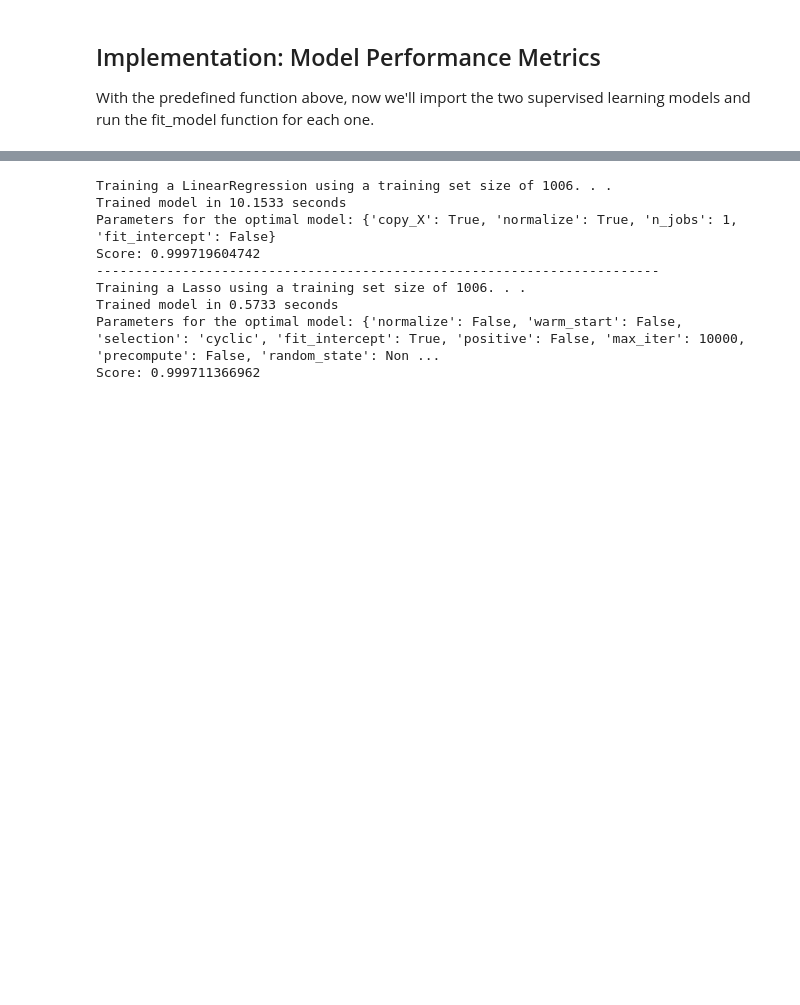
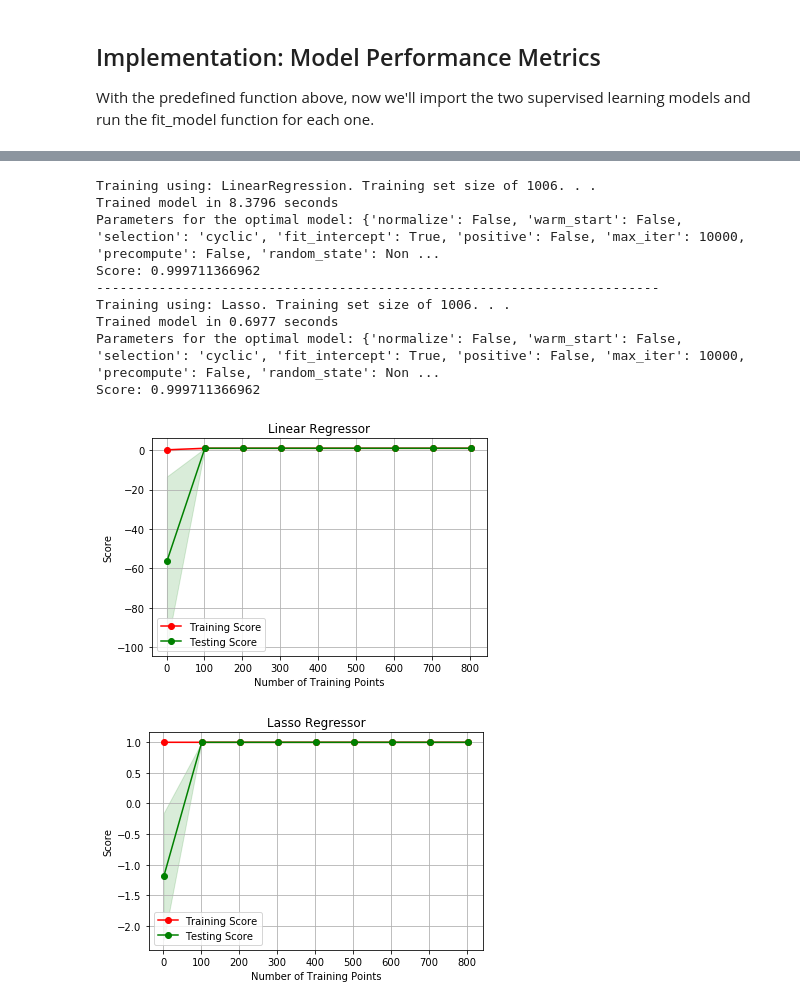
Before and after one commit to oscarrico/machine-learning, a Jupyter notebook: projects/Oscar's capstone/stock_prediction.ipynb, the cells around one changed output, grey strips where cells are left out. Saved outputs shown, nothing was run; the diff lists cells and outputs as text; code cells hidden in the pictures; blank space fills up the shorter version.

Commit message:
Update - Adding tunning

```diff
--- a/projects/Oscar's capstone/stock_prediction.ipynb
+++ b/projects/Oscar's capstone/stock_prediction.ipynb
@@ -245,23 +314,63 @@ With the predefined function above, now we'll import the two supervised learning
+# %%
+from sklearn.metrics import make_scorer
+from sklearn.model_selection import GridSearchCV
+from sklearn.cross_validation import ShuffleSplit
+
+def fit_model_tunning(X, y, regressor, params):
+    """ Performs grid search for a regressor trained on the input data [X, y]. """
+
+    # Create cross-validation sets from the training data
+    cv_sets = ShuffleSplit(X.shape[0], n_iter = 10, test_size = 0.20, random_state = 0)
+              #ShuffleSplit(X.shape[0], n_iter = 10, test_size = 0.20, random_state = 0)
+
+    # Indicate the classifier and the training set size
+    print "Training using: {}. Training set size of {}. . .".format(regressor.__class__.__name__, len(X))
+
+    #Transform 'performance_metric' into a scoring function using 'make_scorer'
+    r2_scorer = make_scorer(performance_metric)
+
+    # Creates the grid search object
+    grid = GridSearchCV(regressor, params, scoring = r2_scorer, cv = cv_sets)
+
+    # Fit the grid search object to the data to compute the optimal model
+    start = time()
+    grid = grid.fit(X, y)
+    end = time()
+
+    # Print the results
+    print "Trained model in {:.4f} seconds".format(end - start)
+
+
+    # Return the optimal model aft
+    return grid.best_estimator_
 # %%
-#Import 'make_scorer', 'LinearRegression'
-from sklearn.linear_model import LinearRegression, Lasso
 
 #Fit the training data to the model using grid search using LinearRegression
-reg = fit_model(X_train, y_train, LinearRegression(), {'fit_intercept': (True, False), 'normalize':(True, False)})
+linear_reg_upd = fit_model_tunning(X_train, y_train, LinearRegression(), {'fit_intercept': (True, False), 'normalize':(True, False)})
 print "Parameters for the optimal model: {}".format(reg.get_params())
 print "Score: {}".format(reg.score(X_test, y_test))
 print "------------------------------------------------------------------------"
+
+
 # Fit the training data to the model using grid search using Lasso
-reg = fit_model(X_train, y_train, Lasso(), {'alpha': [0.1], 'max_iter':(1000,10000)})
+lasso_reg_upd = fit_model_tunning(X_train, y_train, Lasso(), {'alpha': [0.1], 'max_iter':(1000,10000)})
 print "Parameters for the optimal model: {}".format(reg.get_params())
 print "Score: {}".format(reg.score(X_test, y_test))
 # %% [output]
-Training a LinearRegression using a training set size of 1006. . .
-Trained model in 10.1533 seconds
-Parameters for the optimal model: {'copy_X': True, 'normalize': True, 'n_jobs': 1, 'fit_intercept': False}
-Score: 0.999719604742
-------------------------------------------------------------------------
-Training a Lasso using a training set size of 1006. . .
-Trained model in 0.5733 seconds
+Training using: LinearRegression. Training set size of 1006. . .
+Trained model in 8.3796 seconds
 Parameters for the optimal model: {'normalize': False, 'warm_start': False, 'selection': 'cyclic', 'fit_intercept': True, 'positive': False, 'max_iter': 10000, 'precompute': False, 'random_state': Non ...
 Score: 0.999711366962
+------------------------------------------------------------------------
+Training using: Lasso. Training set size of 1006. . .
+Trained model in 0.6977 seconds
+Parameters for the optimal model: {'normalize': False, 'warm_start': False, 'selection': 'cyclic', 'fit_intercept': True, 'positive': False, 'max_iter': 10000, 'precompute': False, 'random_state': Non ...
+Score: 0.999711366962
+# %%
+# Cross validation to get smoother mean test and train
+plot_learning_curve(linear_reg_upd, 'Linear Regressor', X_train, y_train)
+plot_learning_curve(lasso_reg_upd, 'Lasso Regressor', X_train, y_train)
+plt.show()
+# %% [output]
+[figure, added]
+[figure, added]
```
Also changed, not shown: parts of 7 cells of this notebook.
